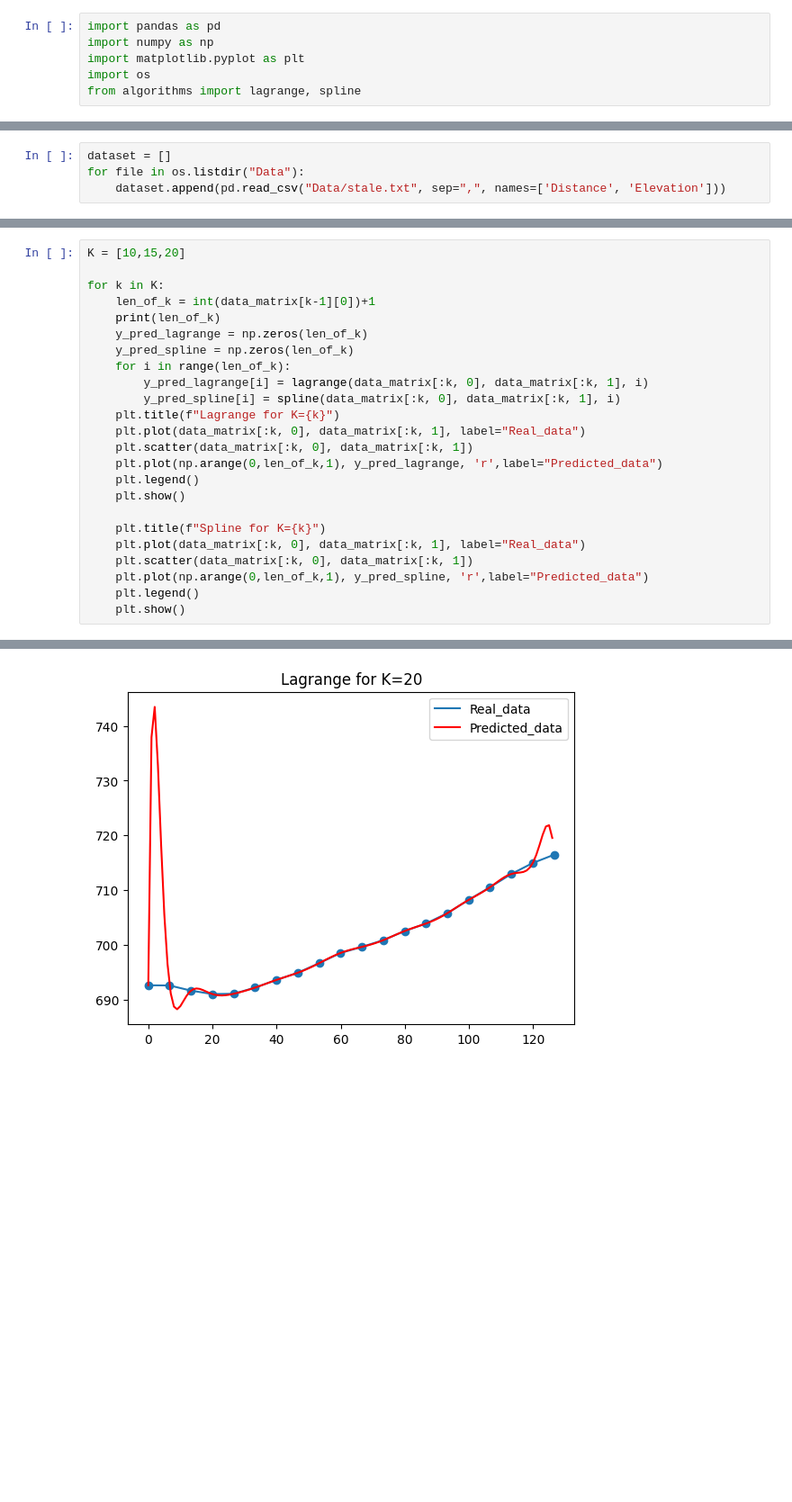
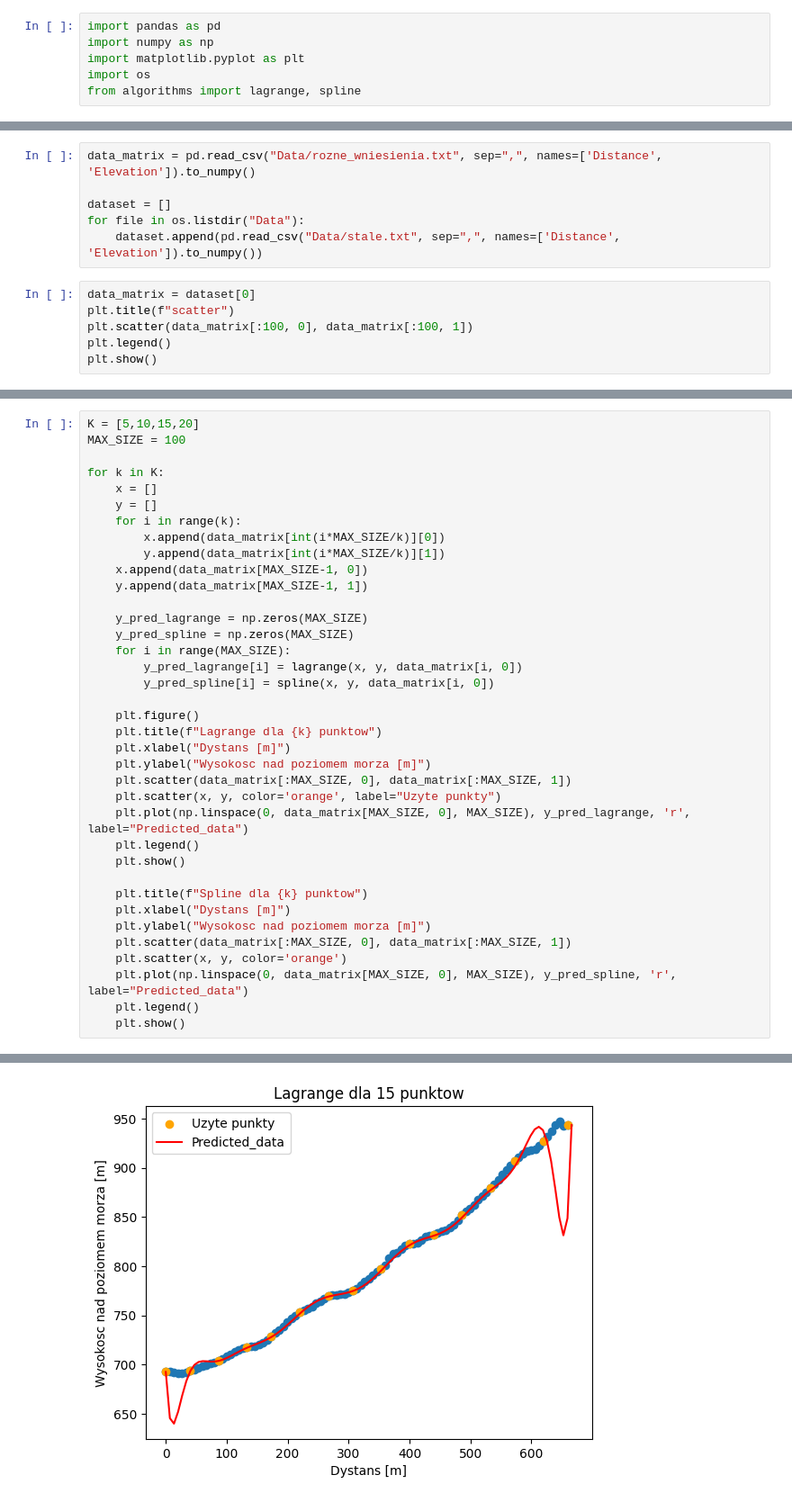
Before and after one commit to mikitomi21/Altitude_Profile_Approximation, a Jupyter notebook: pres.ipynb, the cells around one changed output, grey strips where cells are left out. Shown: that part at 90% size. Saved outputs shown, nothing was run; the diff lists cells and outputs as text; blank space fills up the shorter version.

```diff
--- a/pres.ipynb
+++ b/pres.ipynb
@@ -31,4 +29,12 @@ data_matrix = data.to_numpy()
 # %%
+data_matrix = pd.read_csv("Data/rozne_wniesienia.txt", sep=",", names=['Distance', 'Elevation']).to_numpy()
+
 dataset = []
 for file in os.listdir("Data"):
-    dataset.append(pd.read_csv("Data/stale.txt", sep=",", names=['Distance', 'Elevation']))
+    dataset.append(pd.read_csv("Data/stale.txt", sep=",", names=['Distance', 'Elevation']).to_numpy())
+# %%
+data_matrix = dataset[0]
+plt.title(f"scatter")
+plt.scatter(data_matrix[:100, 0], data_matrix[:100, 1])
+plt.legend()
+plt.show()
@@ -35,25 +44,38 @@ for file in os.listdir("Data"):
 # %%
-K = [10,15,20]
+K = [5,10,15,20]
+MAX_SIZE = 100
 
 for k in K:
-    len_of_k = int(data_matrix[k-1][0])+1
-    print(len_of_k)
-    y_pred_lagrange = np.zeros(len_of_k)
-    y_pred_spline = np.zeros(len_of_k)
-    for i in range(len_of_k):
-        y_pred_lagrange[i] = lagrange(data_matrix[:k, 0], data_matrix[:k, 1], i)
-        y_pred_spline[i] = spline(data_matrix[:k, 0], data_matrix[:k, 1], i)
-    plt.title(f"Lagrange for K={k}")
-    plt.plot(data_matrix[:k, 0], data_matrix[:k, 1], label="Real_data")
-    plt.scatter(data_matrix[:k, 0], data_matrix[:k, 1])
-    plt.plot(np.arange(0,len_of_k,1), y_pred_lagrange, 'r',label="Predicted_data")
+    x = []
+    y = []
+    for i in range(k):
+        x.append(data_matrix[int(i*MAX_SIZE/k)][0])
+        y.append(data_matrix[int(i*MAX_SIZE/k)][1])
+    x.append(data_matrix[MAX_SIZE-1, 0])
+    y.append(data_matrix[MAX_SIZE-1, 1])
+
+    y_pred_lagrange = np.zeros(MAX_SIZE)
+    y_pred_spline = np.zeros(MAX_SIZE)
+    for i in range(MAX_SIZE):
+        y_pred_lagrange[i] = lagrange(x, y, data_matrix[i, 0])
+        y_pred_spline[i] = spline(x, y, data_matrix[i, 0])
+
+    plt.figure()
+    plt.title(f"Lagrange dla {k} punktow")
+    plt.xlabel("Dystans [m]")
+    plt.ylabel("Wysokosc nad poziomem morza [m]")
+    plt.scatter(data_matrix[:MAX_SIZE, 0], data_matrix[:MAX_SIZE, 1])
+    plt.scatter(x, y, color='orange', label="Uzyte punkty")
+    plt.plot(np.linspace(0, data_matrix[MAX_SIZE, 0], MAX_SIZE), y_pred_lagrange, 'r', label="Predicted_data")
     plt.legend()
     plt.show()
 
-    plt.title(f"Spline for K={k}")
-    plt.plot(data_matrix[:k, 0], data_matrix[:k, 1], label="Real_data")
-    plt.scatter(data_matrix[:k, 0], data_matrix[:k, 1])
-    plt.plot(np.arange(0,len_of_k,1), y_pred_spline, 'r',label="Predicted_data")
+    plt.title(f"Spline dla {k} punktow")
+    plt.xlabel("Dystans [m]")
+    plt.ylabel("Wysokosc nad poziomem morza [m]")
+    plt.scatter(data_matrix[:MAX_SIZE, 0], data_matrix[:MAX_SIZE, 1])
+    plt.scatter(x, y, color='orange')
+    plt.plot(np.linspace(0, data_matrix[MAX_SIZE, 0], MAX_SIZE), y_pred_spline, 'r', label="Predicted_data")
     plt.legend()
     plt.show()
 # %% [output]
@@ -67 +86 @@ for k in K:
-[figure, old version]
+[figure, new version]
```
Also changed, not shown: parts of 4 cells of this notebook, 1 other file.
